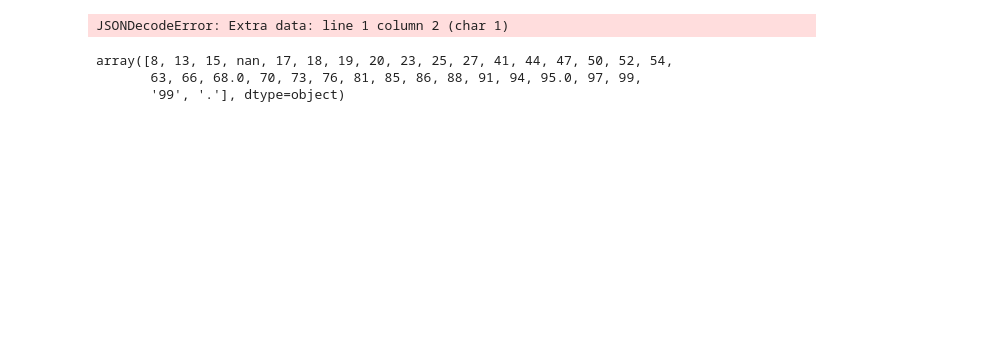
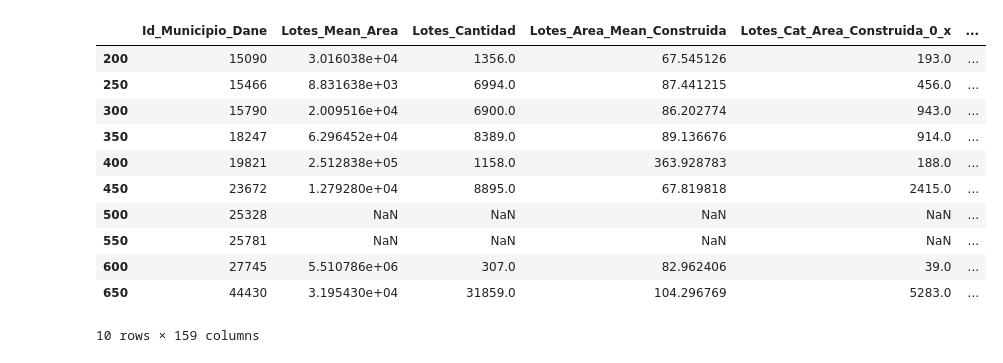
Before and after one commit to Daniel1388/Towns_ML, a Jupyter notebook: Data/Pre_Processing_Lotes.ipynb, the cells around one changed output. Drawn from its saved outputs; the diff is of its cells as text; code cells hidden in the pictures; blank space fills up the shorter version.

Commit message:
Update Pre_Processing_Lotes.ipynb
Actualzaición lotes

```diff
--- a/Data/Pre_Processing_Lotes.ipynb
+++ b/Data/Pre_Processing_Lotes.ipynb
@@ -227,19 +238,17 @@ Number of columns : 174
+# %%
+df_unido.iloc[[200, 250, 300, 350, 400, 450, 600, 550, 700, 650]]
+# %% [output]
+|  | Id_Municipio_Dane | Lotes_Mean_Area | Lotes_Cantidad | Lotes_Area_Mean_Construida | Lotes_Cat_Area_Construida_0_x | ... |
+| 200 | 15090 | 3.016038e+04 | 1356.0 | 67.545126 | 193.0 | ... |
+| 250 | 15466 | 8.831638e+03 | 6994.0 | 87.441215 | 456.0 | ... |
+| 300 | 15790 | 2.009516e+04 | 6900.0 | 86.202774 | 943.0 | ... |
+| 350 | 18247 | 6.296452e+04 | 8389.0 | 89.136676 | 914.0 | ... |
+| 400 | 19821 | 2.512838e+05 | 1158.0 | 363.928783 | 188.0 | ... |
+| 450 | 23672 | 1.279280e+04 | 8895.0 | 67.819818 | 2415.0 | ... |
+| 500 | 25328 | NaN | NaN | NaN | NaN | ... |
+| 550 | 25781 | NaN | NaN | NaN | NaN | ... |
+| 600 | 27745 | 5.510786e+06 | 307.0 | 82.962406 | 39.0 | ... |
+| 650 | 44430 | 3.195430e+04 | 31859.0 | 104.296769 | 5283.0 | ... |
+10 rows × 159 columns
 # %%
 df_unido.to_csv('C:/Users/ABI/Documents/1_Maestria/4_Proyect_Final/datos/Lotes.csv', index=False)
-# %%
-import json
-
-# Ruta del archivo .sd
-ruta_archivo = 'C:/Users/ABI/Downloads/BASE_CATASTRAL_NACIONAL_11_2022.sd'
-
-# Leer el archivo .sd
-with open(ruta_archivo, 'r', encoding='latin-1') as archivo:
-    contenido = archivo.read()
-
-# Convertir el contenido del archivo en un objeto JSON
-datos = json.loads(contenido)
-
-# Ahora puedes acceder a los datos del archivo como un diccionario
-print(datos)
-# %% [output]
-JSONDecodeError: Extra data: line 1 column 2 (char 1)
@@ -250,6 +254,0 @@ df = pd.read_csv('C:/Users/ABI/Documents/1_Maestria/4_Proyect_Final/datos/lotes/
-# %%
-df['DEPARTAMENTO'].unique()
-# %% [output]
-array([8, 13, 15, nan, 17, 18, 19, 20, 23, 25, 27, 41, 44, 47, 50, 52, 54,
-       63, 66, 68.0, 70, 73, 76, 81, 85, 86, 88, 91, 94, 95.0, 97, 99,
-       '99', '.'], dtype=object)
```
Also changed, not shown: parts of 12 cells of this notebook.
